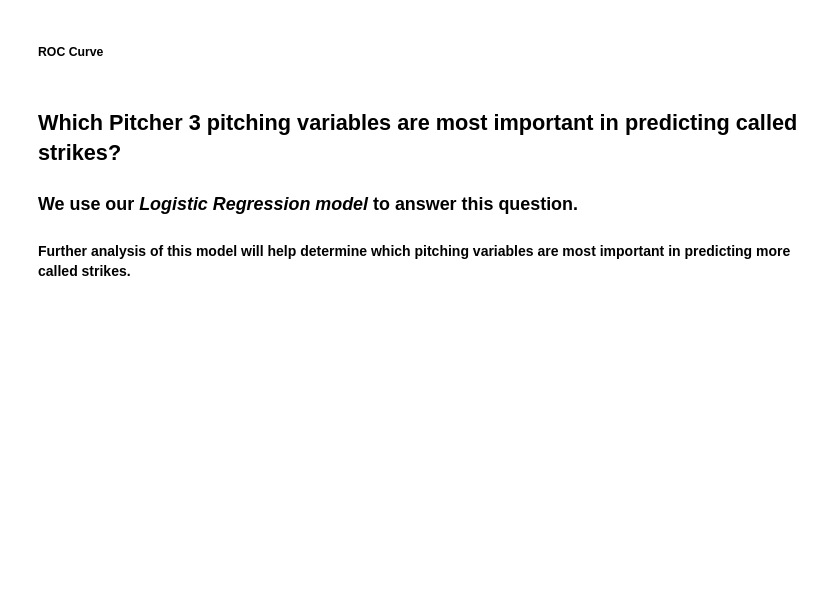
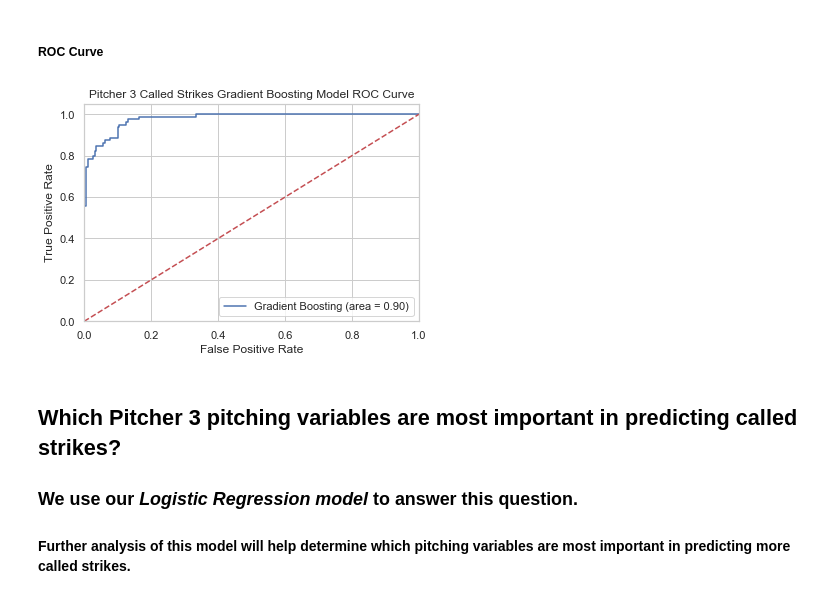
Before and after one commit to michaelpallante/mlb_pitcher_analysis, a Jupyter notebook: notebooks/modeling/mlb_pitcher_analysis_modeling.ipynb, the cells around one changed output. Saved outputs shown, nothing was run; the diff lists cells and outputs as text; code cells hidden in the pictures; blank space fills up the shorter version.

```diff
--- a/notebooks/modeling/mlb_pitcher_analysis_modeling.ipynb
+++ b/notebooks/modeling/mlb_pitcher_analysis_modeling.ipynb
@@ -363,11 +801,11 @@ for classifier in classifiers:
 
 ##### Model Implementation
 # %%
-# re-run our Pitcher 3 Called Strike NuSVC model for further review of model performance
+# re-run our Pitcher 3 Called Strike Gradient Boosting model for further review of model performance
 
-classifier_nusvc = [NuSVC(probability=True)]
+classifier_gradientboosting = [GradientBoostingClassifier()]
 
-for classifier in classifier_nusvc:
+for classifier in classifier_gradientboosting:
     pipe = Pipeline([
                      ('ss', StandardScaler()),
                      ('classifier', classifier)])
@@ -392,23 +846,25 @@ The above confusion matrix results are telling us that our of 620 total predicti
 # %% [markdown]
 ##### ROC Curve
 # %%
-# ROC Curve
+# ROC Curve our Pitcher 3 Called Strike Gradient Boosting model for further review of model performance
 
-# nusvc_model = LogisticRegression()
-# nusvc_model.fit(x_train_ds, y_train_ds)
+gradientboosting_model = GradientBoostingClassifier()
+gradientboosting_model.fit(x_train_pitcher3, y_train_pitcher3)
 
-# nusvc_roc_auc = roc_auc_score(y_test_ds, nusvc_model.predict(x_test_ds))
-# fpr, tpr, thresholds = roc_curve(y_test_ds, nusvc_model.predict_proba(x_test_ds)[:,1])
-# plt.figure()
-# plt.plot(fpr, tpr, label='NuSVC (area = %0.2f)' % logit_roc_auc)
-# plt.plot([0, 1], [0, 1],'r--')
-# plt.xlim([0.0, 1.0])
-# plt.ylim([0.0, 1.05])
-# plt.xlabel('False Positive Rate')
-# plt.ylabel('True Positive Rate')
-# plt.title('Draft Status ROC Curve')
-# plt.legend(loc="lower right")
-# plt.show()
+gradientboosting_roc_auc = roc_auc_score(y_test_pitcher3, gradientboosting_model.predict(x_test_pitcher3))
+fpr, tpr, thresholds = roc_curve(y_test_pitcher3, gradientboosting_model.predict_proba(x_test_pitcher3)[:,1])
+plt.figure()
+plt.plot(fpr, tpr, label='Gradient Boosting (area = %0.2f)' % gradientboosting_roc_auc)
+plt.plot([0, 1], [0, 1],'r--')
+plt.xlim([0.0, 1.0])
+plt.ylim([0.0, 1.05])
+plt.xlabel('False Positive Rate')
+plt.ylabel('True Positive Rate')
+plt.title('Pitcher 3 Called Strikes Gradient Boosting Model ROC Curve')
+plt.legend(loc="lower right")
+plt.show()
+# %% [output]
+[figure, added]
 # %% [markdown]
 ## Which Pitcher 3 pitching variables are most important in predicting called strikes?
 
```
Also changed, not shown: parts of 19 cells of this notebook, 3 other files.
